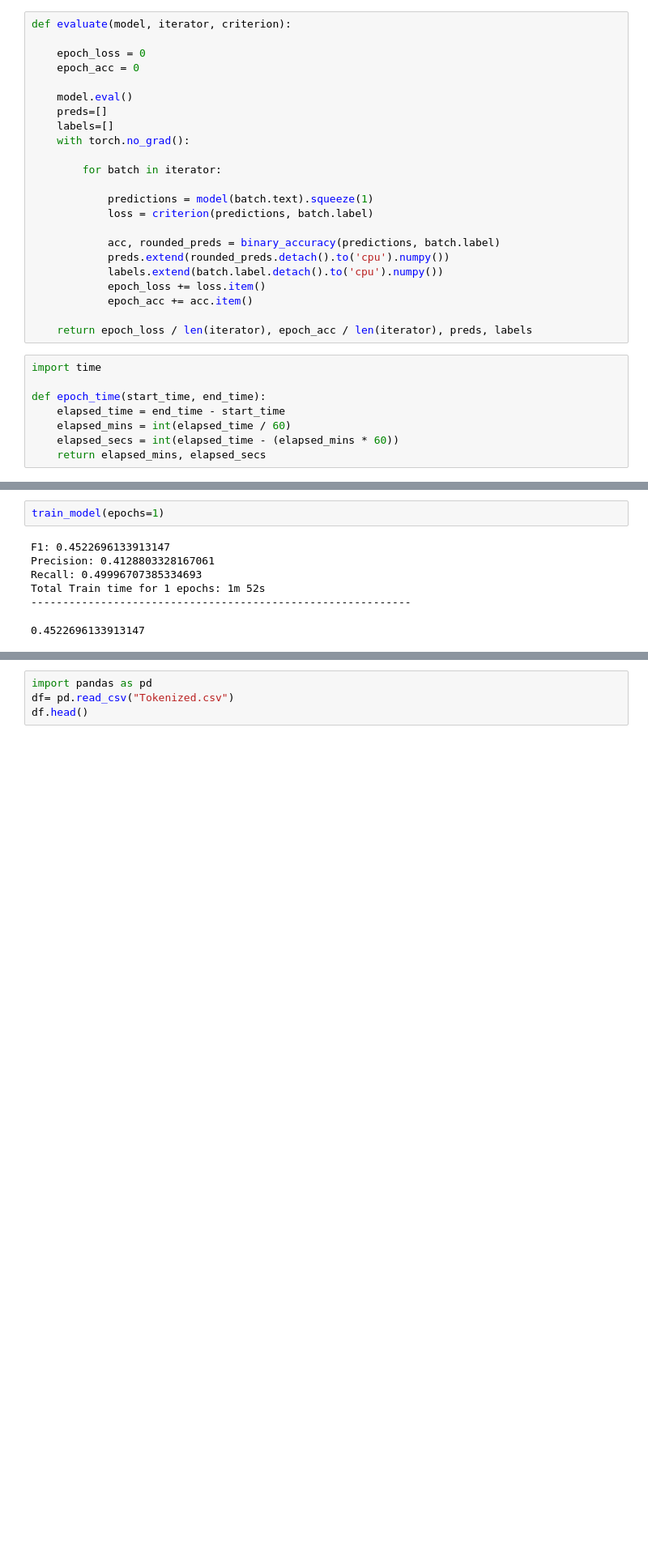
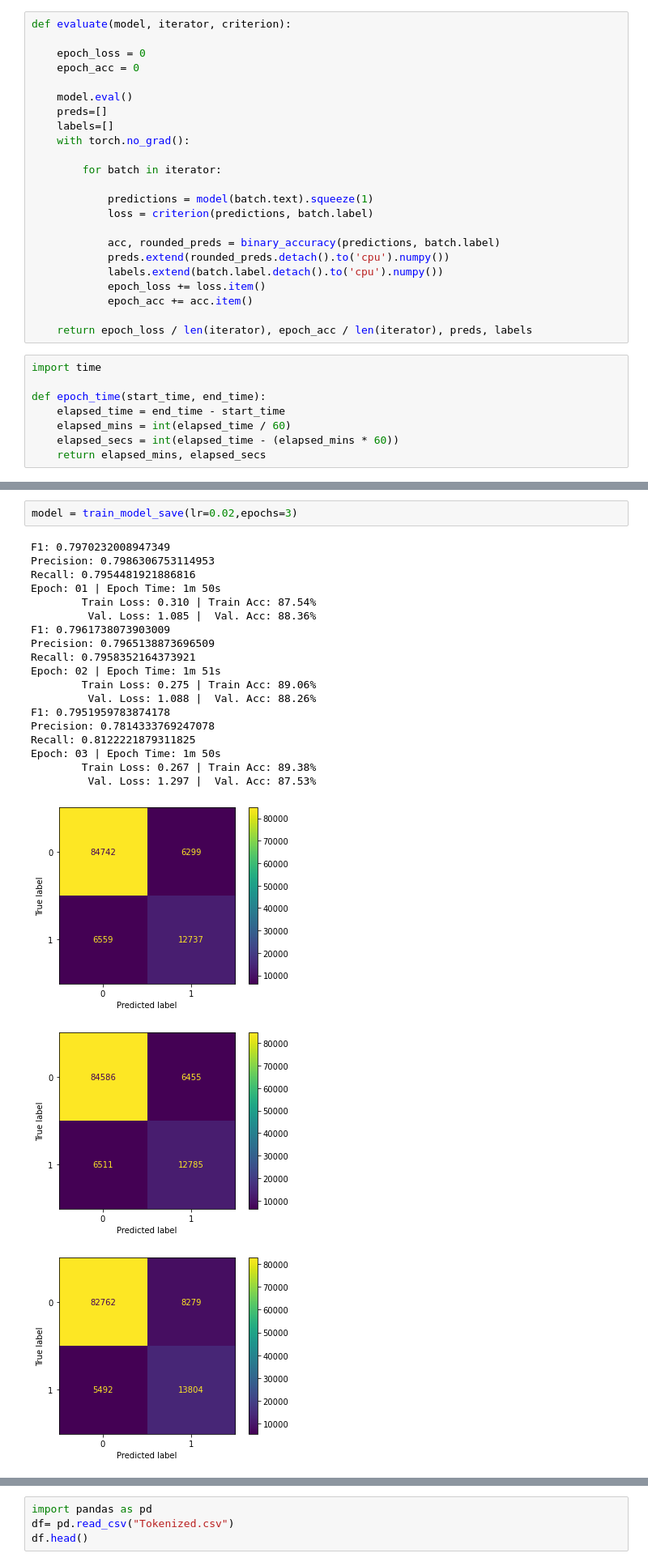
Before and after one commit to ggmonx/CMPE-255-Sentiment-Analysis, a Jupyter notebook: Sentiment_analysis.ipynb, the cells around one changed output, grey strips where cells are left out. Shown at 81% size. Saved outputs shown, nothing was run; the diff lists cells and outputs as text; blank space fills up the shorter version.

```diff
--- a/Sentiment_analysis.ipynb
+++ b/Sentiment_analysis.ipynb
@@ -209,9 +275,24 @@ def train_model(adam=0,lr=0.001,epochs=5):
 # %%
-train_model(epochs=1)
+model = train_model_save(lr=0.02,epochs=3)
 # %% [output]
-F1: 0.4522696133913147
-Precision: 0.4128803328167061
-Recall: 0.49996707385334693
-Total Train time for 1 epochs: 1m 52s
-------------------------------------------------------------
+F1: 0.7970232008947349
+Precision: 0.7986306753114953
+Recall: 0.7954481921886816
+Epoch: 01 | Epoch Time: 1m 50s
+        Train Loss: 0.310 | Train Acc: 87.54%
+         Val. Loss: 1.085 |  Val. Acc: 88.36%
+F1: 0.7961738073903009
+Precision: 0.7965138873696509
+Recall: 0.7958352164373921
+Epoch: 02 | Epoch Time: 1m 51s
+        Train Loss: 0.275 | Train Acc: 89.06%
+         Val. Loss: 1.088 |  Val. Acc: 88.26%
+F1: 0.7951959783874178
+Precision: 0.7814333769247078
+Recall: 0.8122221879311825
+Epoch: 03 | Epoch Time: 1m 50s
+        Train Loss: 0.267 | Train Acc: 89.38%
+         Val. Loss: 1.297 |  Val. Acc: 87.53%
-0.4522696133913147
+[figure, added]
+[figure, added]
+[figure, added]
```
Also changed, not shown: parts of 24 cells of this notebook, 3 other files.
